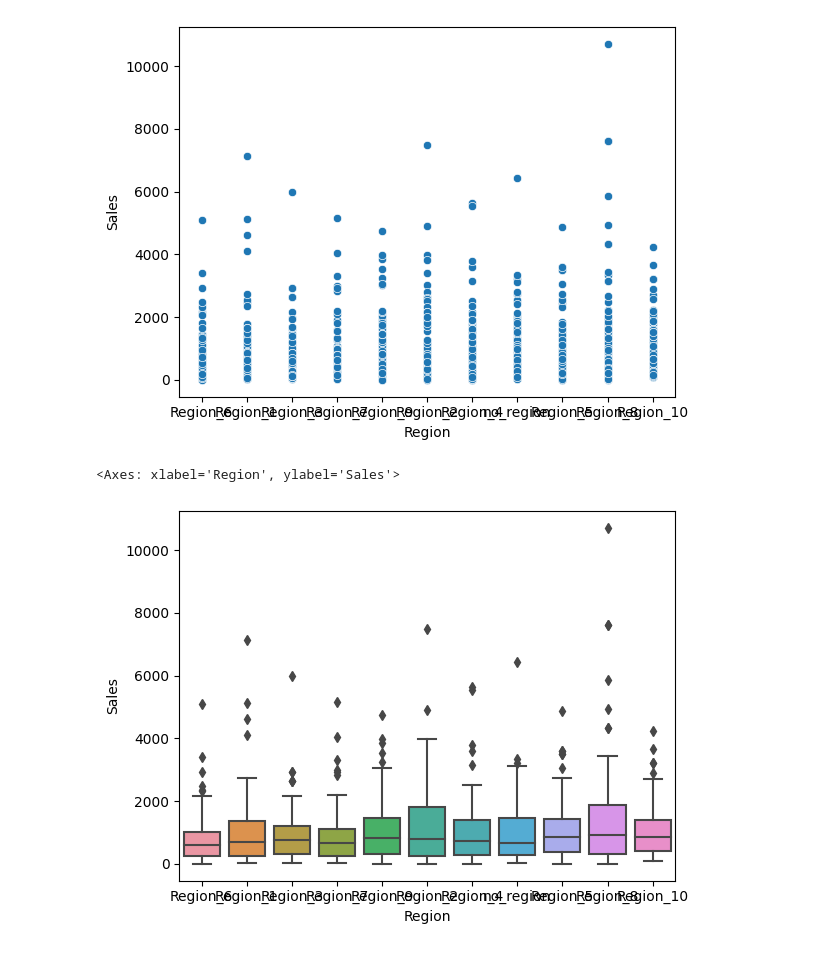
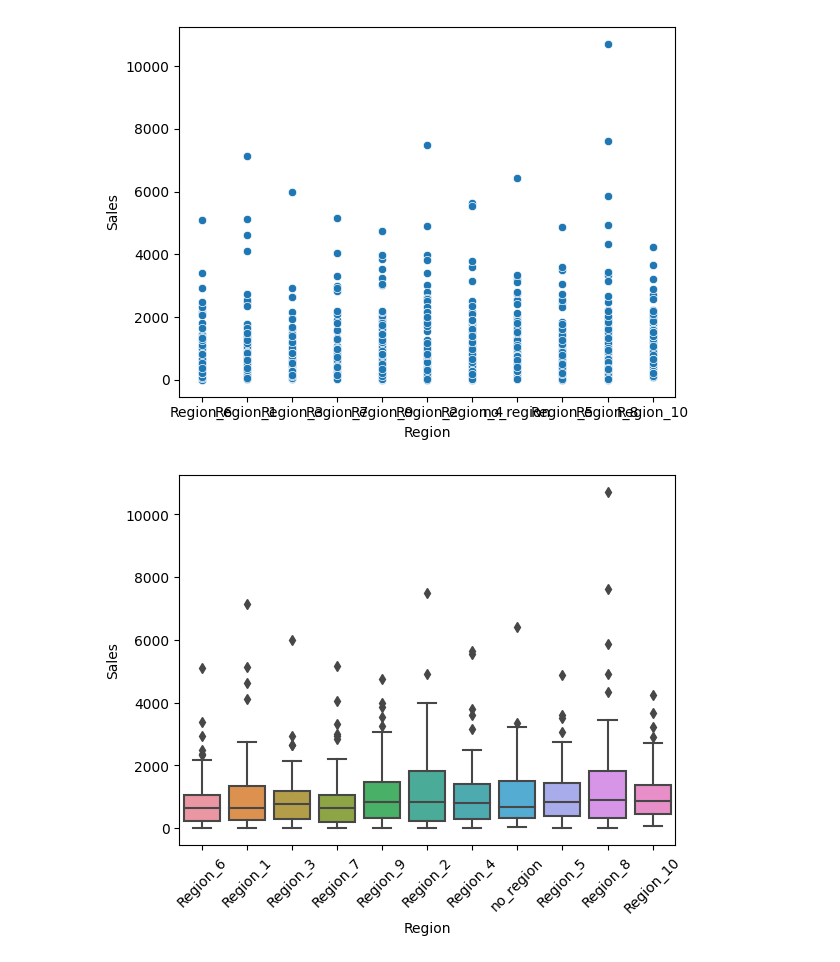
Before and after one commit to annwanginnt/data_scirence, a Jupyter notebook: assignment 1_version3.ipynb, the cells around one changed output. Drawn from its saved outputs; the diff is of its cells as text; code cells hidden in the pictures.

```diff
--- a/assignment 1_version3.ipynb
+++ b/assignment 1_version3.ipynb
@@ -130,3 +146,6 @@ df = df.dropna(subset=['Units Sold'], axis=0)
+# %%
+#drop duplicates
+df.drop_duplicates(inplace=True)
 # %%
 #add a column "Sales"
 
@@ -191,9 +216,10 @@ sns.scatterplot(data=df, x="Region", y="Sales")
 # %%
 # from the boxplot,
 sns.boxplot(data=df, x="Region", y="Sales")
+plt.xticks(rotation=45)
+plt.show()
 # %% [output]
-<Axes: xlabel='Region', ylabel='Sales'>
-[figure, old version]
+[figure, new version]
 # %%
 # I decided to remove the values of "Sales" > 10000.
 df.drop(df[df['Sales'] >= 10000].index, inplace=True)
```
Also changed, not shown: parts of 18 cells of this notebook.
